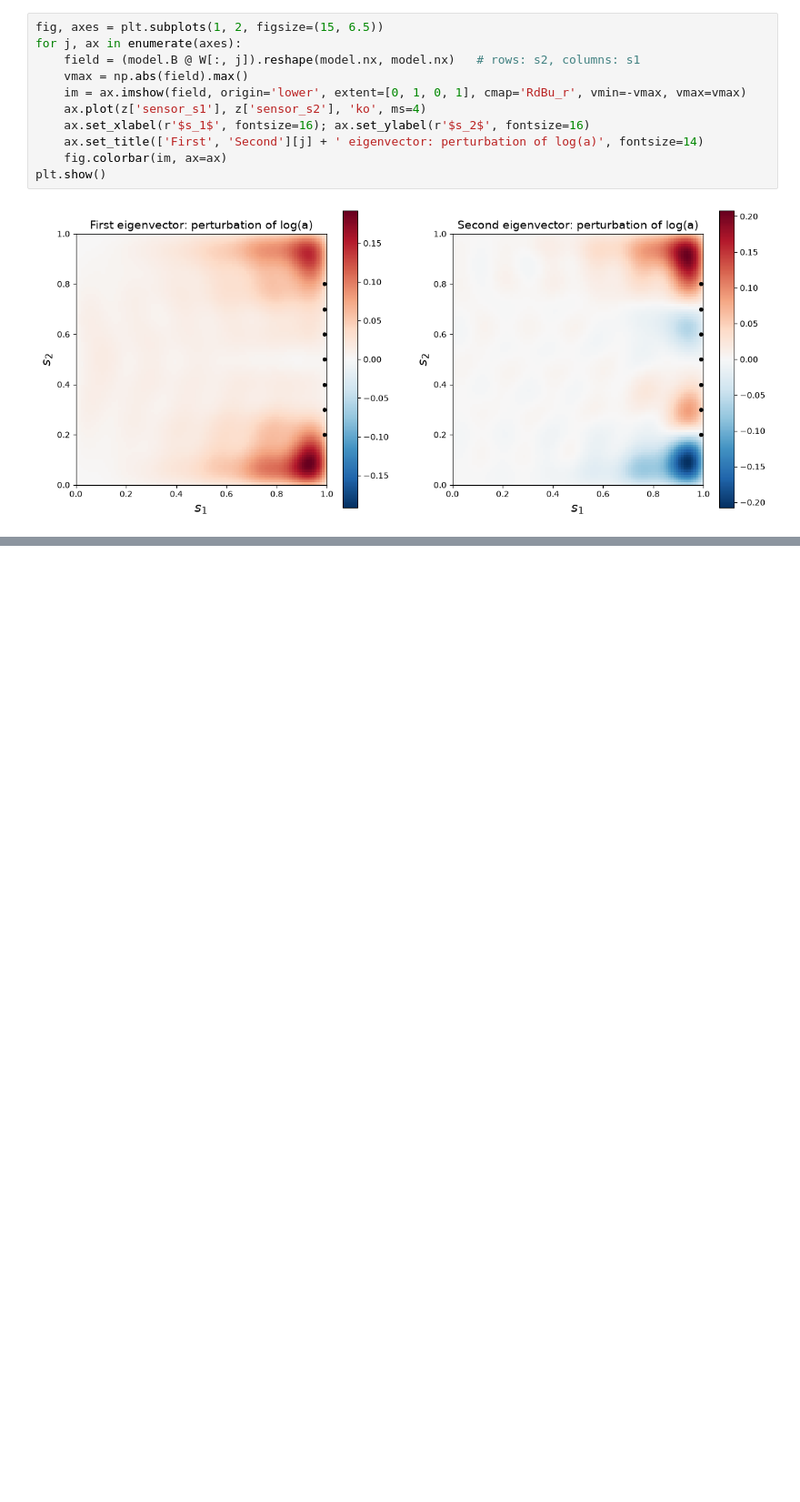
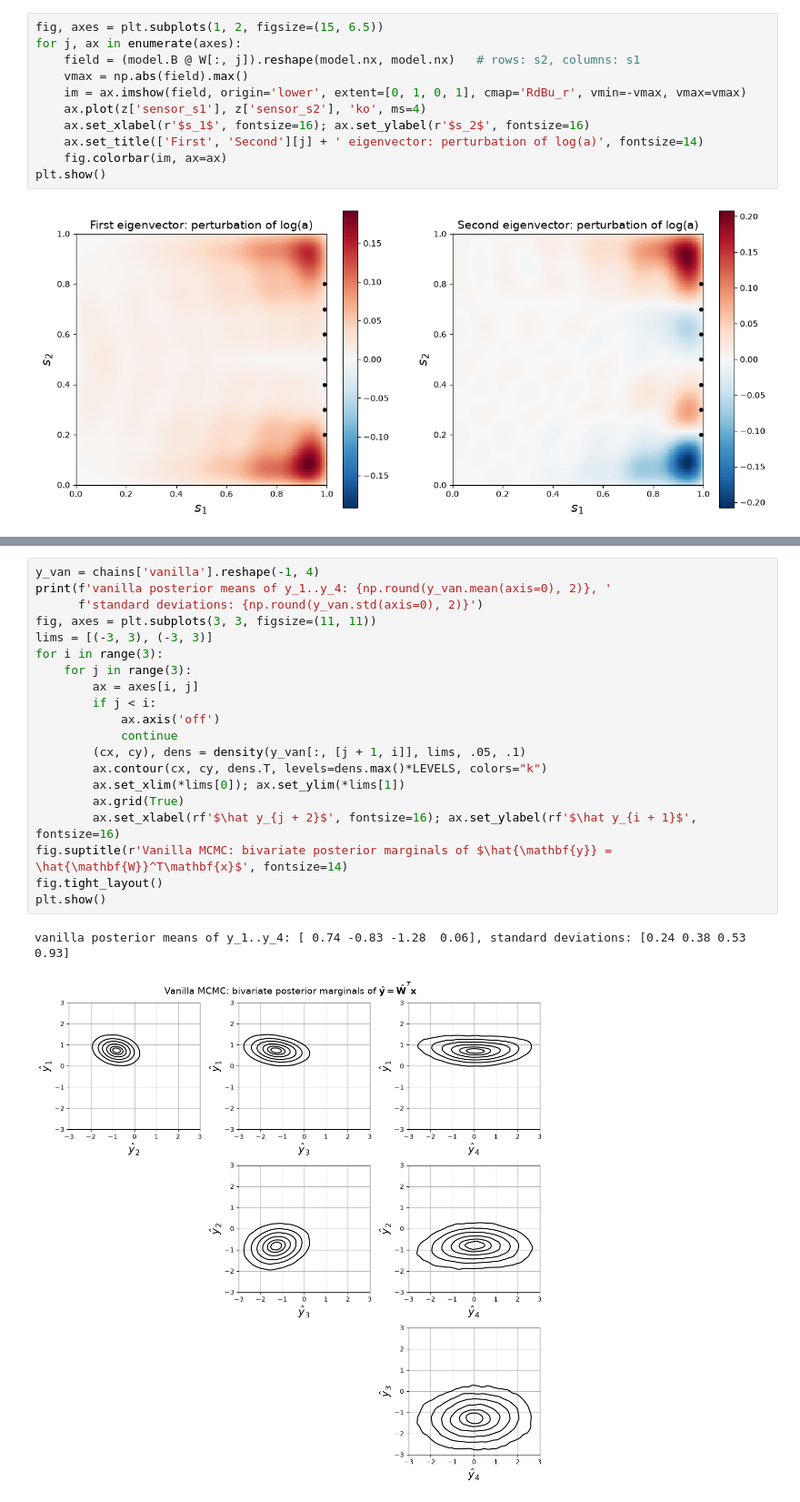
Before and after one commit to paulcon/as-data-sets, a Jupyter notebook: uq_benchmarks/PDE_Inverse_Problem_MCMC/PDE_Inverse_Problem_MCMC.ipynb, the cells around one changed output, grey strips where cells are left out. Shown at 91% size. Drawn from its saved outputs; the diff is of its cells as text; blank space fills up the shorter version.

```diff
--- a/uq_benchmarks/PDE_Inverse_Problem_MCMC/PDE_Inverse_Problem_MCMC.ipynb
+++ b/uq_benchmarks/PDE_Inverse_Problem_MCMC/PDE_Inverse_Problem_MCMC.ipynb
@@ -665,0 +702,23 @@ We have shown for two forward models that reducing their dimensionality with act
+# %%
+y_van = chains['vanilla'].reshape(-1, 4)
+print(f'vanilla posterior means of y_1..y_4: {np.round(y_van.mean(axis=0), 2)}, '
+      f'standard deviations: {np.round(y_van.std(axis=0), 2)}')
+fig, axes = plt.subplots(3, 3, figsize=(11, 11))
+lims = [(-3, 3), (-3, 3)]
+for i in range(3):
+    for j in range(3):
+        ax = axes[i, j]
+        if j < i:
+            ax.axis('off')
+            continue
+        (cx, cy), dens = density(y_van[:, [j + 1, i]], lims, .05, .1)
+        ax.contour(cx, cy, dens.T, levels=dens.max()*LEVELS, colors="k")
+        ax.set_xlim(*lims[0]); ax.set_ylim(*lims[1])
+        ax.grid(True)
+        ax.set_xlabel(rf'$\hat y_{j + 2}$', fontsize=16); ax.set_ylabel(rf'$\hat y_{i + 1}$', fontsize=16)
+fig.suptitle(r'Vanilla MCMC: bivariate posterior marginals of $\hat{\mathbf{y}} = \hat{\mathbf{W}}^T\mathbf{x}$', fontsize=14)
+fig.tight_layout()
+plt.show()
+# %% [output]
+vanilla posterior means of y_1..y_4: [ 0.74 -0.83 -1.28  0.06], standard deviations: [0.24 0.38 0.53 0.93]
+[figure, added]
```
Also changed, not shown: parts of 37 cells of this notebook, 7 other files.
